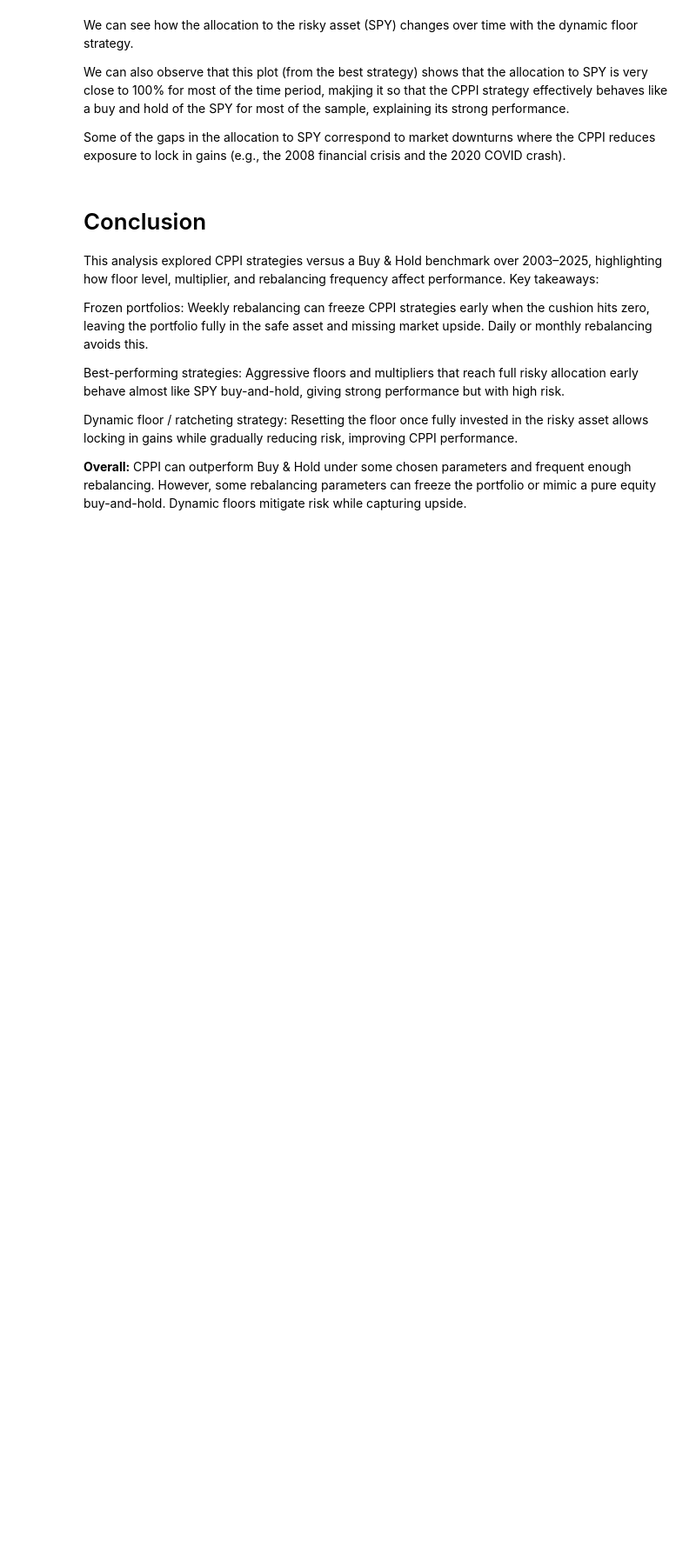
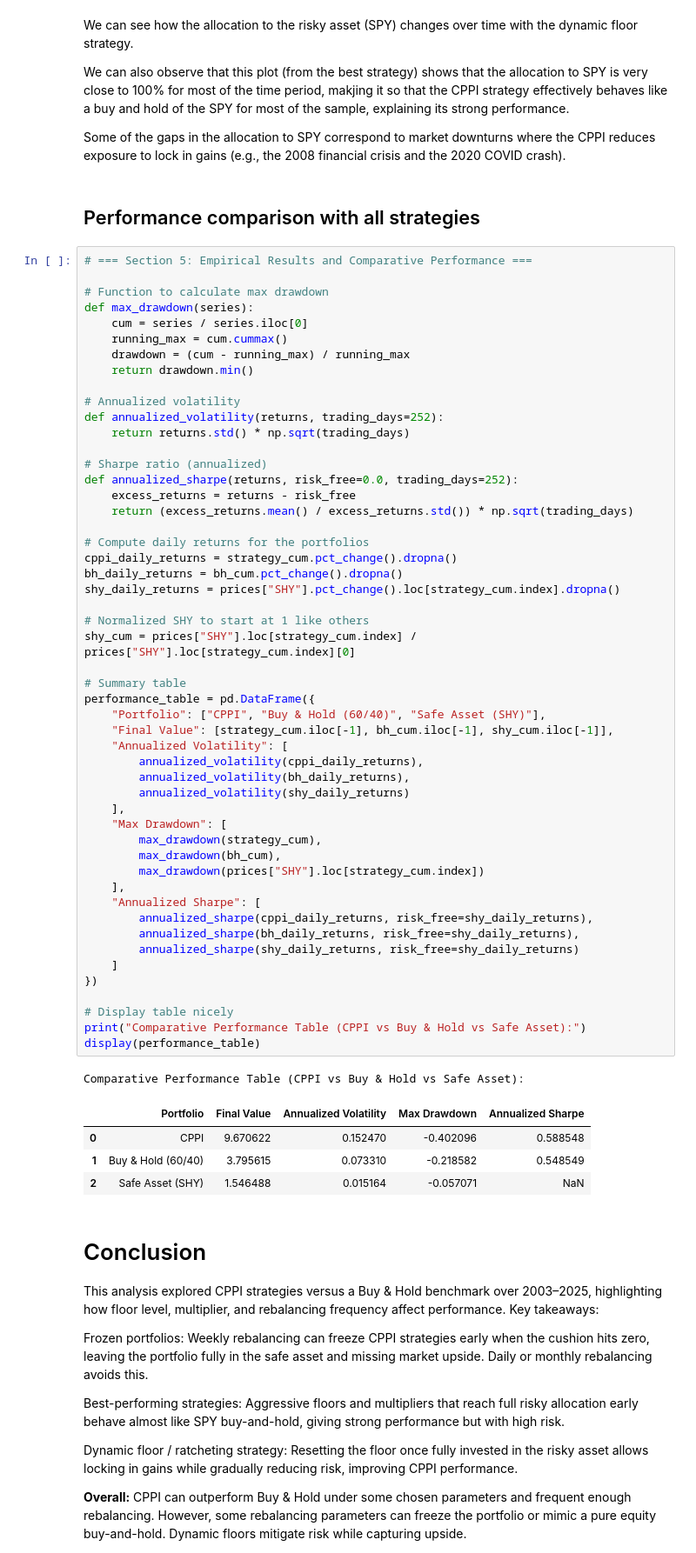
Before and after one commit to melted-cheese-enjoyer/Research-Methodology, a Jupyter notebook: notebooks/portfolio_strategy.ipynb, the cells around one changed output. Shown at 87% size. Drawn from its saved outputs; the diff is of its cells as text; blank space fills up the shorter version.

```diff
--- a/notebooks/portfolio_strategy.ipynb
+++ b/notebooks/portfolio_strategy.ipynb
@@ -652,6 +652,65 @@ We can see how the allocation to the risky asset (SPY) changes over time with th
 We can also observe that this plot (from the best strategy) shows that the allocation to SPY is very close to 100% for most of the time period, makjing it so that the CPPI strategy effectively behaves like a buy and hold of the SPY for most of the sample, explaining its strong performance.
 
 Some of the gaps in the allocation to SPY correspond to market downturns where the CPPI reduces exposure to lock in gains (e.g., the 2008 financial crisis and the 2020 COVID crash).
+# %% [markdown]
+## Performance comparison with all strategies
+# %%
+# === Section 5: Empirical Results and Comparative Performance ===
+
+# Function to calculate max drawdown
+def max_drawdown(series):
+    cum = series / series.iloc[0]
+    running_max = cum.cummax()
+    drawdown = (cum - running_max) / running_max
+    return drawdown.min()
+
+# Annualized volatility
+def annualized_volatility(returns, trading_days=252):
+    return returns.std() * np.sqrt(trading_days)
+
+# Sharpe ratio (annualized)
+def annualized_sharpe(returns, risk_free=0.0, trading_days=252):
+    excess_returns = returns - risk_free
+    return (excess_returns.mean() / excess_returns.std()) * np.sqrt(trading_days)
+
+# Compute daily returns for the portfolios
+cppi_daily_returns = strategy_cum.pct_change().dropna()
+bh_daily_returns = bh_cum.pct_change().dropna()
+shy_daily_returns = prices["SHY"].pct_change().loc[strategy_cum.index].dropna()
+
+# Normalized SHY to start at 1 like others
+shy_cum = prices["SHY"].loc[strategy_cum.index] / prices["SHY"].loc[strategy_cum.index][0]
+
+# Summary table
+performance_table = pd.DataFrame({
+    "Portfolio": ["CPPI", "Buy & Hold (60/40)", "Safe Asset (SHY)"],
+    "Final Value": [strategy_cum.iloc[-1], bh_cum.iloc[-1], shy_cum.iloc[-1]],
+    "Annualized Volatility": [
+        annualized_volatility(cppi_daily_returns),
+        annualized_volatility(bh_daily_returns),
+        annualized_volatility(shy_daily_returns)
+    ],
+    "Max Drawdown": [
+        max_drawdown(strategy_cum),
+        max_drawdown(bh_cum),
+        max_drawdown(prices["SHY"].loc[strategy_cum.index])
+    ],
+    "Annualized Sharpe": [
+        annualized_sharpe(cppi_daily_returns, risk_free=shy_daily_returns),
+        annualized_sharpe(bh_daily_returns, risk_free=shy_daily_returns),
+        annualized_sharpe(shy_daily_returns, risk_free=shy_daily_returns)
+    ]
+})
+
+# Display table nicely
+print("Comparative Performance Table (CPPI vs Buy & Hold vs Safe Asset):")
+display(performance_table)
+# %% [output]
+Comparative Performance Table (CPPI vs Buy & Hold vs Safe Asset):
+|  | Portfolio | Final Value | Annualized Volatility | Max Drawdown | Annualized Sharpe |
+| 0 | CPPI | 9.670622 | 0.152470 | -0.402096 | 0.588548 |
+| 1 | Buy & Hold (60/40) | 3.795615 | 0.073310 | -0.218582 | 0.548549 |
+| 2 | Safe Asset (SHY) | 1.546488 | 0.015164 | -0.057071 | NaN |
 # %% [markdown]
 # Conclusion
 
```
Also changed, not shown: 1 other file.
